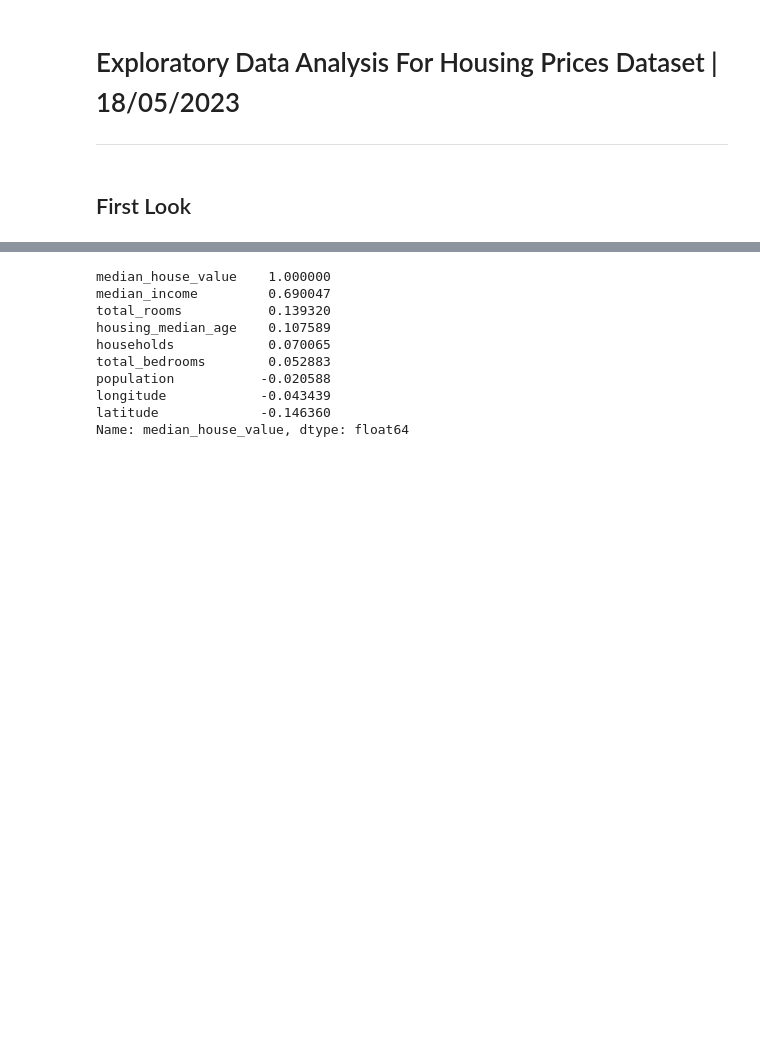
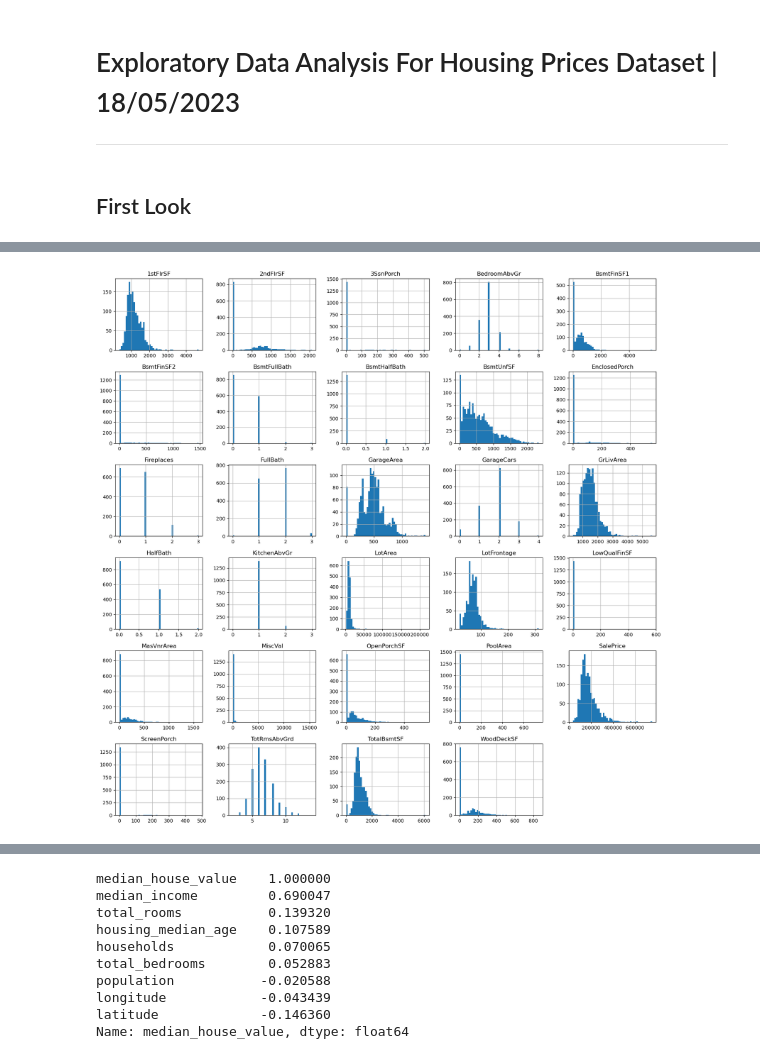
Before and after one commit to hanzale/kaggle_home_prices, a Jupyter notebook: notebooks/1.0-ak-eda.ipynb, the cells around one changed output, grey strips where cells are left out. Cells and saved outputs as stored; diff of their text form; code cells hidden in the pictures; blank space fills up the shorter version.

```diff
--- a/notebooks/1.0-ak-eda.ipynb
+++ b/notebooks/1.0-ak-eda.ipynb
@@ -12,7 +12,7 @@ import seaborn as sns
 import matplotlib.pyplot as plt
 # %%
 # Read the raw_data
-from pathlib import Path
-project_path = Path(__name__).resolve().parents[1]
-fp_raw_data = project_path.joinpath('data/raw/housing/housing.csv')
-raw_data = pd.read_csv(fp_raw_data)
+import os, sys
+project_dir = os.path.pardir
+fp_raw_data = os.path.join(project_dir,'data/raw/train.csv')
+raw_data = pd.read_csv(fp_raw_data, index_col='Id')
@@ -119,0 +43,4 @@ X_train.plot(kind='scatter', grid=True, colormap='jet', colorbar=True, sharex=Fa
+# %%
+date_columns = ['YrSold', 'MoSold', 'YearRemodAdd', 'YearBuilt', 'GarageYrBlt']
+display( raw_data[date_columns].isna().any() )
+display( raw_data[date_columns].describe() )
@@ -119,0 +203,6 @@ X_train.plot(kind='scatter', grid=True, colormap='jet', colorbar=True, sharex=Fa
+# %%
+#take numeric columns and discard categorical, ordinally encoded cols
+numeric_columns = raw_data.select_dtypes(include=np.number).columns.difference(['OverallQual', 'OverallCond', 'MSSubClass'])
+#also take out date columns
+numeric_columns = numeric_columns.difference(date_columns)
+numeric_data = raw_data[numeric_columns]
@@ -119,0 +222,5 @@ X_train.plot(kind='scatter', grid=True, colormap='jet', colorbar=True, sharex=Fa
+# %%
+numeric_data.hist(bins=50, figsize=(20,20))
+plt.show()
+# %% [output]
+[figure, added]
```
Also changed, not shown: parts of 51 cells of this notebook, 26 other files.
